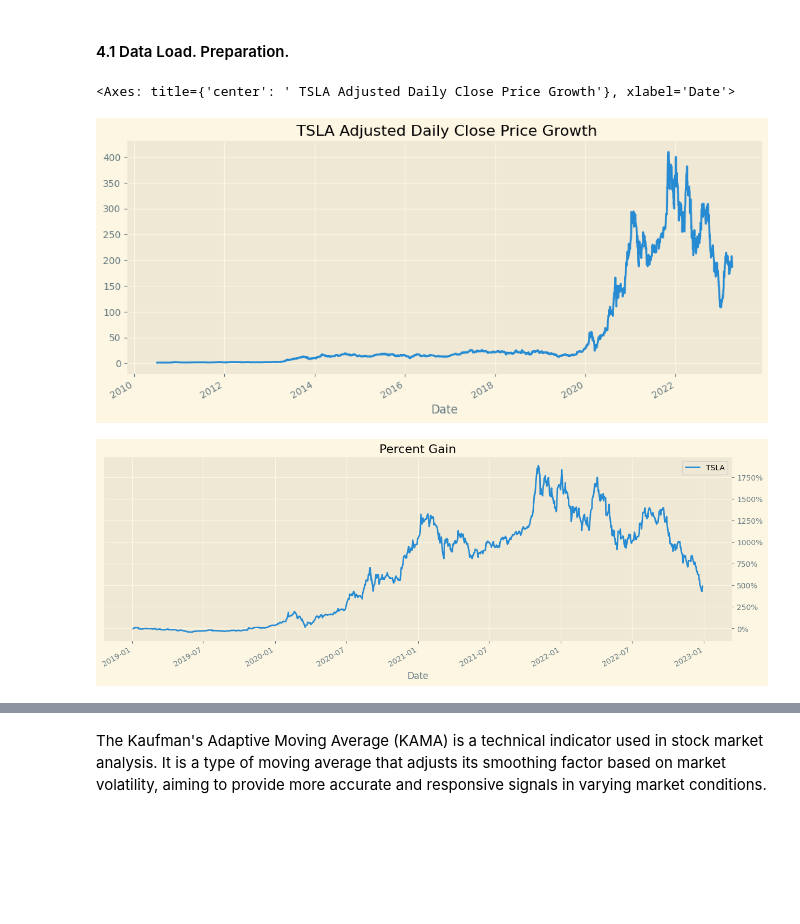
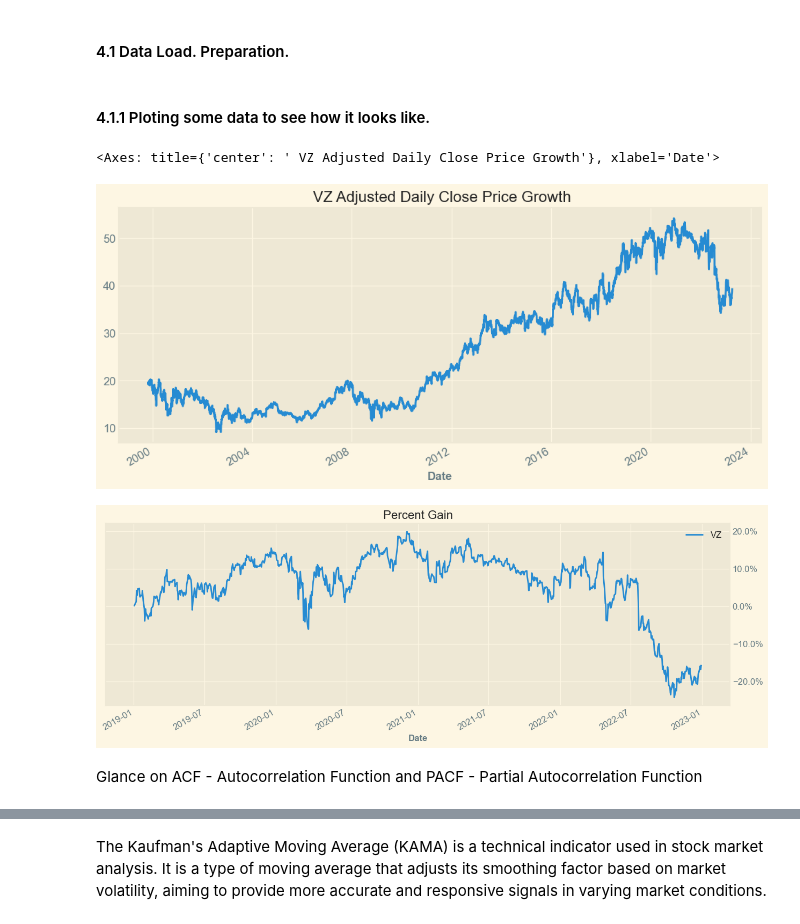
Before and after one commit to Folongton/Stock-Analysis, a Jupyter notebook: P1-Indicators-Chart-Analysis/P1-Chart-Analysis.ipynb, the cells around one changed output, grey strips where cells are left out. Saved outputs shown, nothing was run; the diff lists cells and outputs as text; code cells hidden in the pictures; blank space fills up the shorter version.

```diff
--- a/P1-Indicators-Chart-Analysis/P1-Chart-Analysis.ipynb
+++ b/P1-Indicators-Chart-Analysis/P1-Chart-Analysis.ipynb
@@ -541,20 +523,28 @@ After reading a several articles and a study I decided to use the following appr
 # %% [markdown]
 #### 4.1 Data Load. Preparation.
 # %%
-# laod tesla daily data
-tsla_d_source = pd.read_csv(r'..\P1-Indicators-Chart-Analysis\Data\Daily\TSLA-daily-full.csv', index_col=0, parse_dates=True)
-tsla_d, tsla_splits = AV.adjust_price_for_splits(tsla_d_source)
-tsla_d.name = 'TSLA'
-tsla_d = tsla_d[['5. adjusted close','Volume']]
-tsla_d.columns = ['Close','Volume']
+def load_stock_data(stock_name, directory=r'..\P1-Indicators-Chart-Analysis\Data\Daily'):
+    ''' Loads stock data from directory and performs some cleaning.'''
+    stock_df_source = pd.read_csv(os.path.join(directory, f'{stock_name}-daily-full.csv'), index_col=0, parse_dates=True)
+    stock_df, stock_splits = AV.adjust_price_for_splits(stock_df_source)
+    stock_df.name = stock_name
+    stock_df = stock_df[['5. adjusted close','Volume']]
+    stock_df.columns = ['Close','Volume']
+    return stock_df
+# %%
+df = load_stock_data('VZ')
+# %% [markdown]
+#### 4.1.1 Ploting some data to see how it looks like.
 # %%
 # Glance on a Price chart
-tsla_d['Close'][:].plot(figsize=(12,5), title=' TSLA Adjusted Daily Close Price Growth')
+df['Close'][:].plot(figsize=(12,5), title=' VZ Adjusted Daily Close Price Growth')
 # %% [output]
-<Axes: title={'center': ' TSLA Adjusted Daily Close Price Growth'}, xlabel='Date'>
+<Axes: title={'center': ' VZ Adjusted Daily Close Price Growth'}, xlabel='Date'>
-[figure, old version]
+[figure, new version]
 # %%
 # Glance on the % change over time
-AV_Plots.plot_prct_gain(['TSLA'], '2019-01-01', '2022-12-31')
+AV_Plots.plot_prct_gain(['VZ'], '2019-01-01', '2022-12-31')
 # %% [output]
-[figure, old version]
+[figure, new version]
+# %% [markdown]
+Glance on ACF - Autocorrelation Function and PACF - Partial Autocorrelation Function
```
Also changed, not shown: parts of 68 cells of this notebook.
